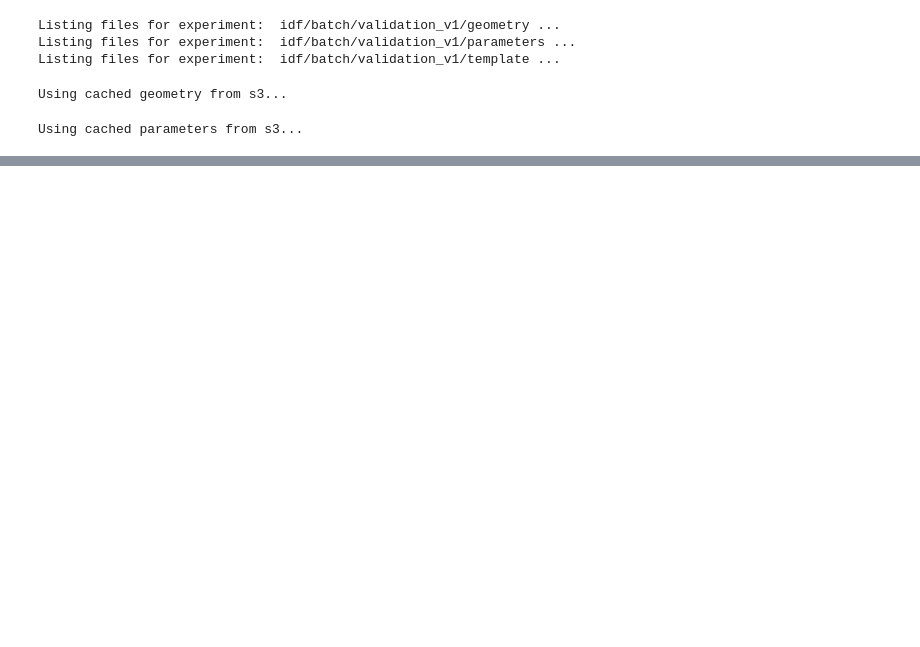
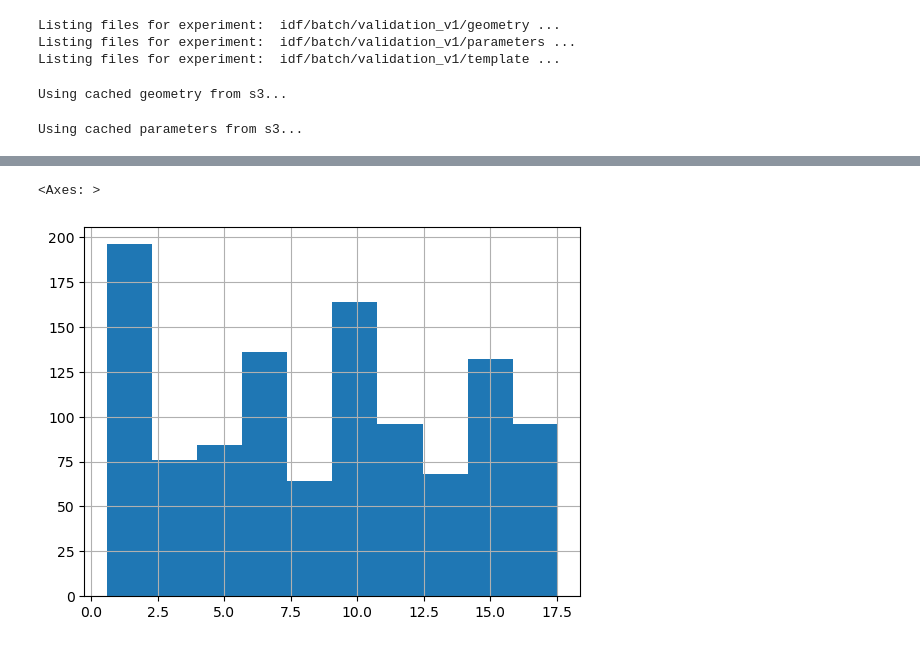
Before and after one commit to szvsw/ml-for-building-energy-modeling, a Jupyter notebook: ml-for-bem/notebooks/validate.ipynb, the cells around one changed output, grey strips where cells are left out. Drawn from its saved outputs; the diff is of its cells as text; code cells hidden in the pictures; blank space fills up the shorter version.

```diff
--- a/ml-for-bem/notebooks/validate.ipynb
+++ b/ml-for-bem/notebooks/validate.ipynb
@@ -60,13 +129,20 @@ Listing files for experiment:  idf/batch/validation_v1/template ...
 if should_gather:
     print("Gathering individual geometry files...")
     with ThreadPoolExecutor(max_workers=8) as executor:
-        geometry = list(tqdm(executor.map(download_and_open_json, geometry_files), total=len(geometry_files)))
+        geometry = list(
+            tqdm(
+                executor.map(download_and_open_json, geometry_files),
+                total=len(geometry_files),
+            )
+        )
 
-    with open(data_root / "geometry.json", 'w') as f:
+    with open(data_root / "geometry.json", "w") as f:
         json.dump(geometry, f)
 
     # upload geometry to s3
-    s3.upload_file(str(data_root / "geometry.json"), bucket, experiment_root + "geometry.json")
+    s3.upload_file(
+        str(data_root / "geometry.json"), bucket, experiment_root + "geometry.json"
+    )
 else:
     print("Using cached geometry from s3...")
     geometry = download_and_open_json(experiment_root + "geometry.json")
@@ -102,0 +228,2 @@ Listing files for experiment:  idf/batch/validation_v1/seattle/epw ...
+# %%
+parameters.FacadeRValue = parameters.FacadeRValue / 1000
@@ -102,0 +327,11 @@ Listing files for experiment:  idf/batch/validation_v1/seattle/epw ...
+# %%
+building_metadata_df = building_metadata_df[:-2]
+building_metadata_df = building_metadata_df.set_index("building_id").sort_index()
+parameters = parameters.join(building_metadata_df, on="building_id")
+parameters = parameters.loc[(building_metadata_df.index, slice(None)), :]
+# %%
+total_facade_length_by_building = parameters.groupby(level="building_id").sum()[
+    "facade_length"
+]
+total_facade_length_by_building.name = "total_facade_length"
+parameters = parameters.join(total_facade_length_by_building, on="building_id")
@@ -102,0 +546,5 @@ Listing files for experiment:  idf/batch/validation_v1/seattle/epw ...
+# %%
+parameters.RoofRValue.hist()
+# %% [output]
+<Axes: >
+[figure, added]
```
Also changed, not shown: parts of 26 cells of this notebook.
